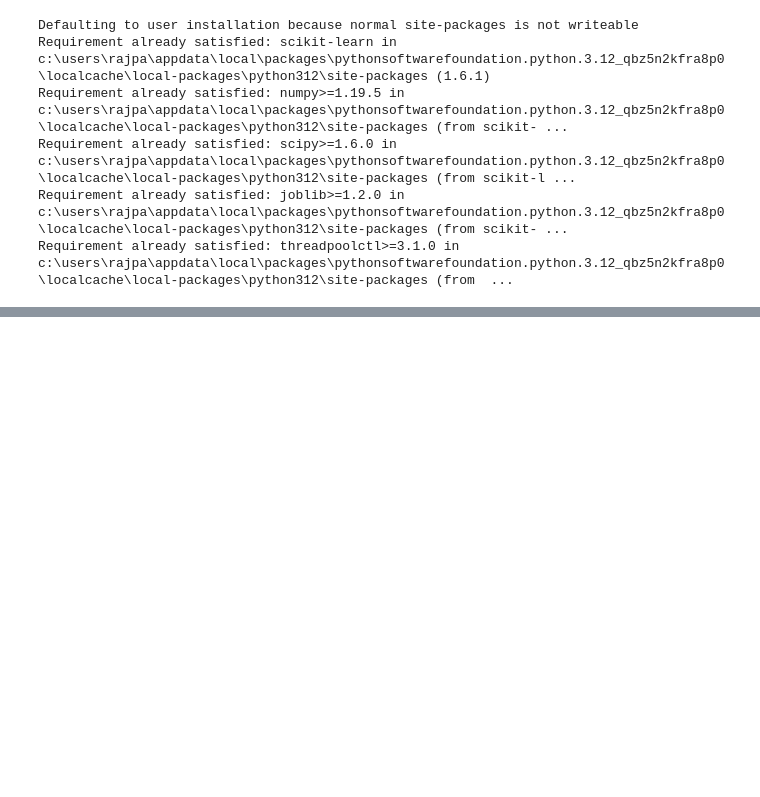
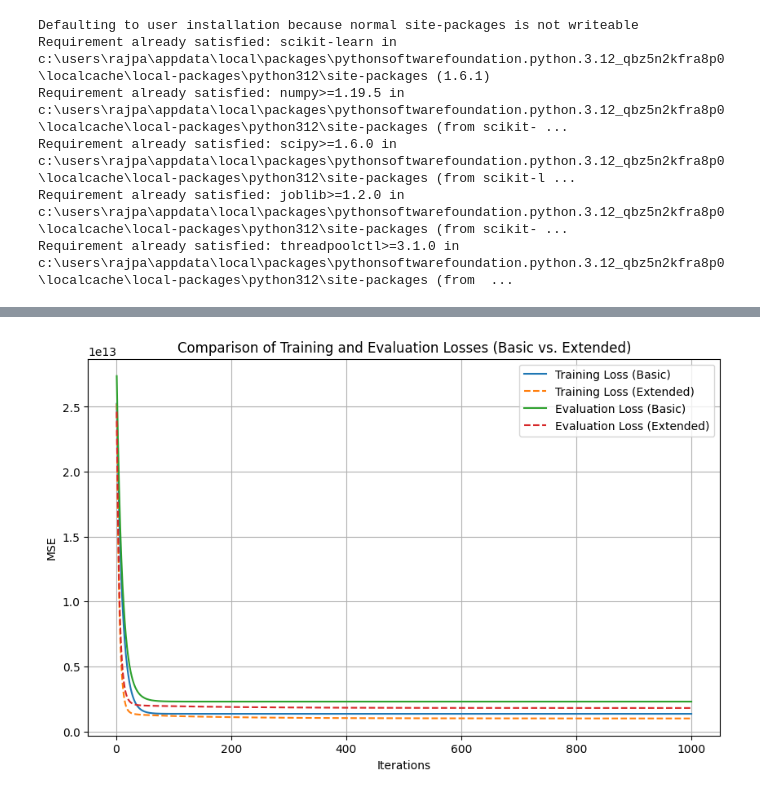
Before and after one commit to RajP-17/Intro-To-ML-Assignments, a Jupyter notebook: Assignment-2/Aassignment2.ipynb, the cells around one changed output, grey strips where cells are left out. Cells and saved outputs as stored; diff of their text form; code cells hidden in the pictures; blank space fills up the shorter version.

Commit message:
Problem1a-done

```diff
--- a/Assignment-2/Aassignment2.ipynb
+++ b/Assignment-2/Aassignment2.ipynb
@@ -92,0 +86,80 @@ Problem 1.a - Final Validation Loss: 2292721545725.367
+# %%
+### ---------------------------- PROBLEM 1.b ---------------------------- ###
+# Select relevant columns for extended model
+features_extended = [
+    'area', 'bedrooms', 'bathrooms', 'stories', 'parking',
+    'mainroad', 'guestroom', 'basement', 'hotwaterheating',
+    'airconditioning', 'prefarea'
+]
+
+
+# One-hot encode categorical variables
+housing_data_encoded = pd.get_dummies(housing_data, columns=[
+    'mainroad', 'guestroom', 'basement', 'hotwaterheating',
+    'airconditioning', 'prefarea'
+], drop_first=True)
+
+
+# Correct the feature list after one-hot encoding
+features_encoded = [
+    'area', 'bedrooms', 'bathrooms', 'stories', 'parking',
+    'mainroad_yes', 'guestroom_yes', 'basement_yes',
+    'hotwaterheating_yes', 'airconditioning_yes', 'prefarea_yes'
+]
+
+
+# Define X and y with extended features
+X_extended = housing_data_encoded[features_encoded].values
+y_extended = housing_data_encoded[target].values.reshape(-1, 1)
+
+
+# Convert data types to float after encoding
+X_extended = X_extended.astype(float)
+y_extended = y_extended.astype(float)
+
+
+# Standardize the numerical features
+scaler_extended = StandardScaler()
+X_extended[:, :5] = scaler_extended.fit_transform(X_extended[:, :5])
+
+
+# Split data into 80% training and 20% evaluation sets
+X_train_ext, X_eval_ext, y_train_ext, y_eval_ext = train_test_split(
+    X_extended, y_extended, test_size=0.2, random_state=42
+)
+
+
+# Run gradient descent for extended model
+theta_best_ext, train_loss_ext, eval_loss_ext = gradient_descent(
+    X_train_ext, y_train_ext, X_eval_ext, y_eval_ext, learning_rate=0.05, iterations=1000
+)
+
+
+### ---------------------------- COMPARISON GRAPH ---------------------------- ###
+# Plot comparison of training and evaluation losses for both models
+plt.figure(figsize=(10, 6))
+
+
+# Plot training loss for both models
+plt.plot(range(1, 1001), train_loss, label="Training Loss (Basic)")
+plt.plot(range(1, 1001), train_loss_ext, label="Training Loss (Extended)", linestyle="--")
+
+
+# Plot evaluation loss for both models
+plt.plot(range(1, 1001), eval_loss, label="Evaluation Loss (Basic)")
+plt.plot(range(1, 1001), eval_loss_ext, label="Evaluation Loss (Extended)", linestyle="--")
+
+
+plt.xlabel("Iterations")
+plt.ylabel("MSE")
+plt.title("Comparison of Training and Evaluation Losses (Basic vs. Extended)")
+plt.legend()
+plt.grid(True)
+plt.show()
+
+
+### ---------------------------- DISPLAY BEST PARAMETERS ---------------------------- ###
+print("Best Parameters for Basic Model (Theta):", theta_best.ravel())
+print("\nBest Parameters for Extended Model (Theta):", theta_best_ext.ravel())
+# %% [output]
+[figure, added]
```
Also changed, not shown: parts of 5 cells of this notebook.
